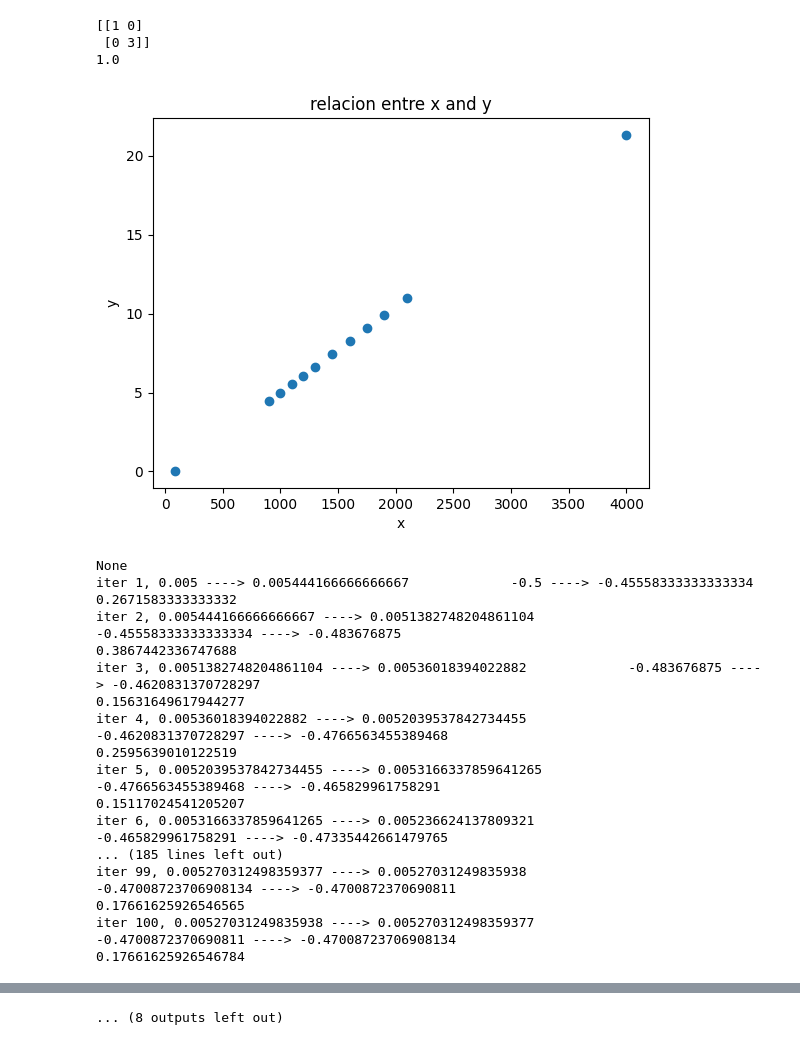
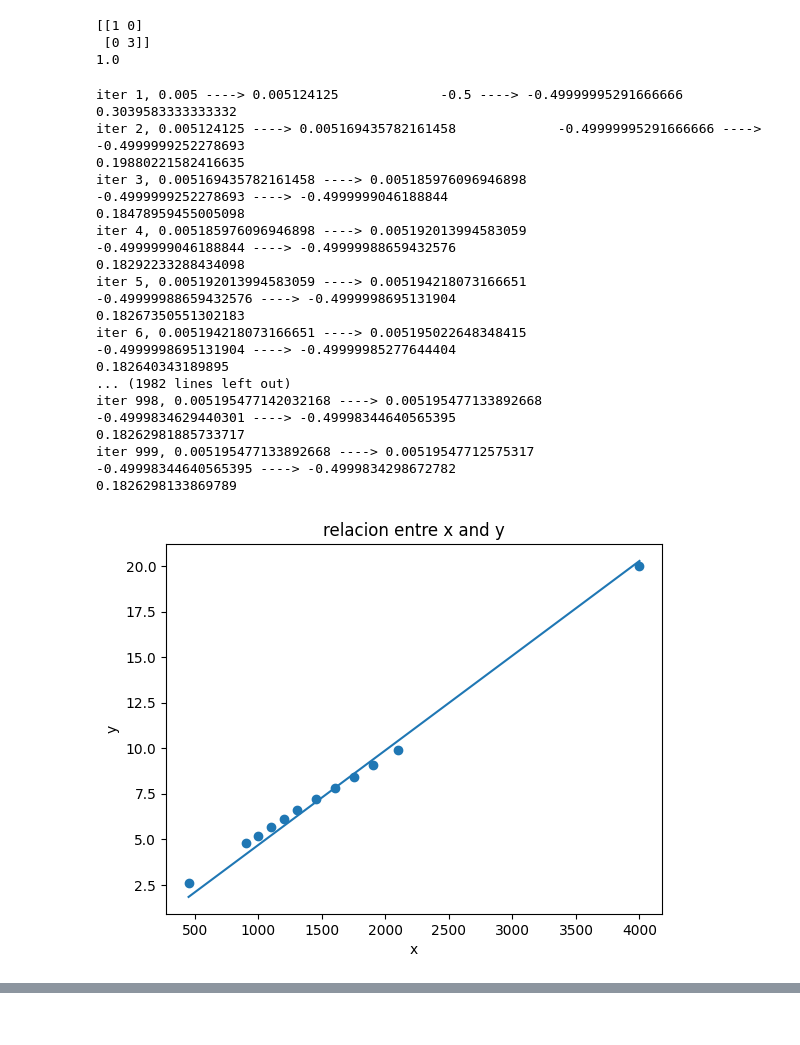
Before and after one commit to heisenberg304/aprendiendo-ml-cloud, a Jupyter notebook: dia2.ipynb, the cells around one changed output, grey strips where cells are left out. Saved outputs shown, nothing was run; the diff lists cells and outputs as text; code cells hidden in the pictures.

```diff
--- a/dia2.ipynb
+++ b/dia2.ipynb
@@ -46,65 +46,69 @@ import numpy as np
 import matplotlib.pyplot as plt
 
 #dataset
-x = np.array([90, 900, 1000, 1100, 1200, 1300, 1450, 1600, 1750, 1900, 2100, 4000]) #peso en kg
-y = np.array([0.48, 4.8, 5.2, 5.7, 6.1, 6.6, 7.2, 7.8, 8.4, 9.1, 9.9, 20]) #consumo en L/1000mk
+x = np.array([450, 900, 1000, 1100, 1200, 1300, 1450, 1600, 1750, 1900, 2100, 4000]) #peso en kg
+y = np.array([2.6, 4.8, 5.2, 5.7, 6.1, 6.6, 7.2, 7.8, 8.4, 9.1, 9.9, 20]) #consumo en L/1000mk
 
 #valoree
 w = 0.005
 b = -0.5
-a = 0.1
+a = 0.0000001
 
 #gradiente
 def loss(w, b):
   #prediccion
   y_hat = x*w + b
 
   #error
   error = y_hat - y
 
   #funcion de error
   L = sum((error)**2)/len(x)
 
   #derivada de mse respecto a w and b
   Lw = sum(2*x*(error))/len(x)
   Lb = sum(error)/len(x)
   return (Lw, Lb, L)
 
 def graficar(w,b):
-  y_hat = x*w + b
-  plt.scatter(x, y_hat)
+  x_values = np.arange(450, 4001).reshape(-1, 1)
+  y_values = x_values*w + b
+  plt.scatter(x, y)
+  plt.plot(x_values, y_values)
   plt.xlabel("x")
   plt.ylabel("y")
   plt.title('relacion entre x and y')
   plt.show()
 
 for epoch in range(1000):
   W = w
   B = b
   grad_w, grad_b, L = loss(w, b)
   w = w - a*(grad_w)
   b = b - a*(grad_b)
-  if epoch % 100 == 0:
-    print(graficar(w, b))
+  if epoch == 999:
+     (graficar(w, b))
+  else:
+    pass
 
   print(f"iter {epoch+1}, {W} ----> {w}             {B} ----> {b}")
   print(f"{L}")
 # %% [output]
+iter 1, 0.005 ----> 0.005124125             -0.5 ----> -0.49999995291666666
+0.3039583333333332
+iter 2, 0.005124125 ----> 0.005169435782161458             -0.49999995291666666 ----> -0.4999999252278693
+0.19880221582416635
+iter 3, 0.005169435782161458 ----> 0.005185976096946898             -0.4999999252278693 ----> -0.4999999046188844
+0.18478959455005098
+iter 4, 0.005185976096946898 ----> 0.005192013994583059             -0.4999999046188844 ----> -0.49999988659432576
+0.18292233288434098
+iter 5, 0.005192013994583059 ----> 0.005194218073166651             -0.49999988659432576 ----> -0.4999998695131904
+0.18267350551302183
+iter 6, 0.005194218073166651 ----> 0.005195022648348415             -0.4999998695131904 ----> -0.49999985277644404
+0.182640343189895
+... (1982 lines left out)
+iter 998, 0.005195477142032168 ----> 0.005195477133892668             -0.4999834629440301 ----> -0.49998344640565395
+0.18262981885733717
+iter 999, 0.005195477133892668 ----> 0.00519547712575317             -0.49998344640565395 ----> -0.4999834298672782
+0.1826298133869789
-[figure, old version]
+[figure, new version]
-None
-iter 1, 0.005 ----> 0.005444166666666667             -0.5 ----> -0.45558333333333334
-0.2671583333333332
-iter 2, 0.005444166666666667 ----> 0.0051382748204861104             -0.45558333333333334 ----> -0.483676875
-0.3867442336747688
-iter 3, 0.0051382748204861104 ----> 0.00536018394022882             -0.483676875 ----> -0.4620831370728297
-0.15631649617944277
-iter 4, 0.00536018394022882 ----> 0.0052039537842734455             -0.4620831370728297 ----> -0.4766563455389468
-0.2595639010122519
-iter 5, 0.0052039537842734455 ----> 0.0053166337859641265             -0.4766563455389468 ----> -0.465829961758291
-0.15117024541205207
-iter 6, 0.0053166337859641265 ----> 0.005236624137809321             -0.465829961758291 ----> -0.47335442661479765
-... (185 lines left out)
-iter 99, 0.005270312498359377 ----> 0.00527031249835938             -0.47008723706908134 ----> -0.4700872370690811
-0.17661625926546565
-iter 100, 0.00527031249835938 ----> 0.005270312498359377             -0.4700872370690811 ----> -0.47008723706908134
-0.17661625926546784
@@ -201 +116,0 @@ iter 600, 0.00527031249835938 ----> 0.005270312498359377             -0.47008723
-... (8 outputs left out)
```
Also changed, not shown: parts of 1 cell of this notebook.
